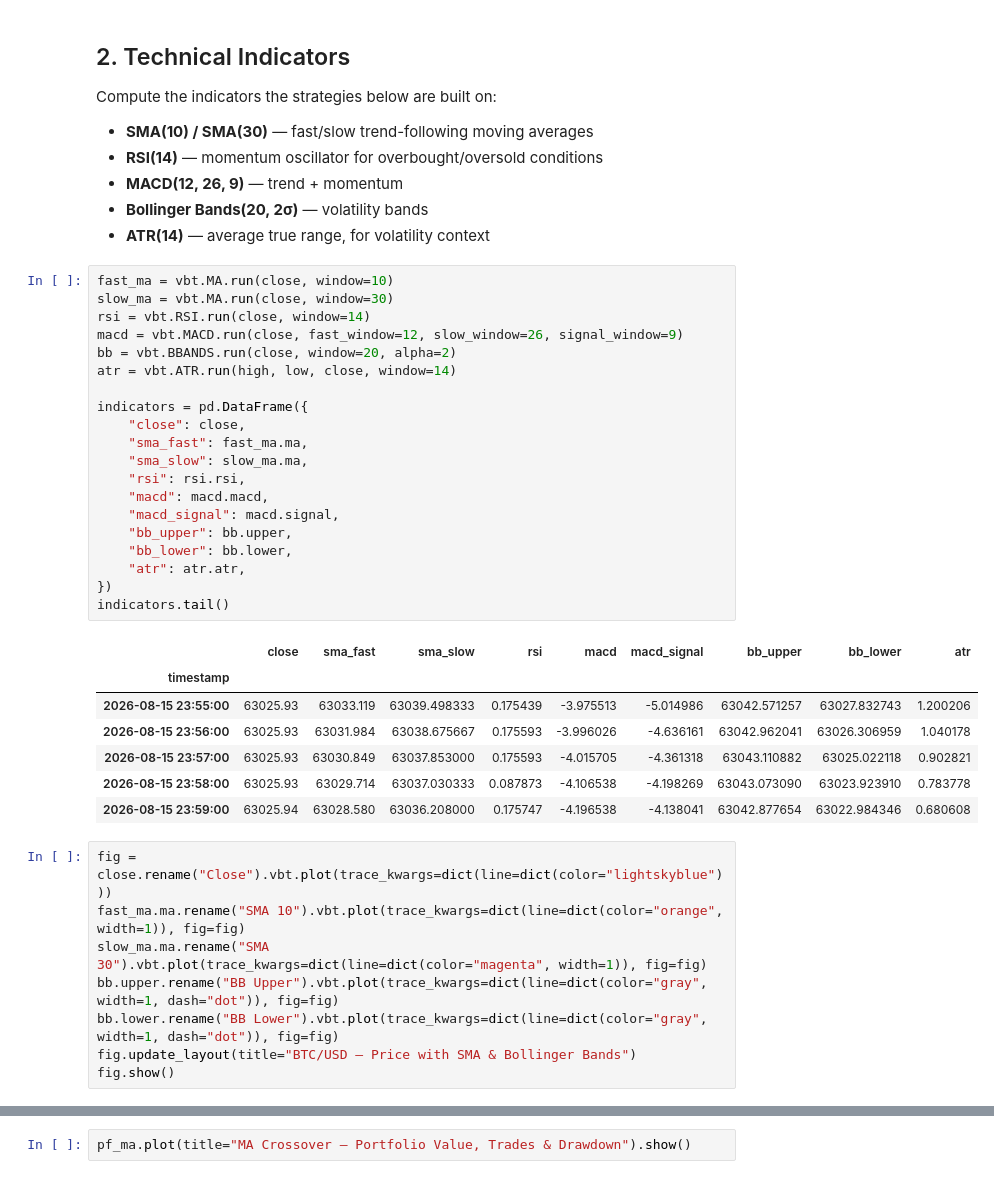
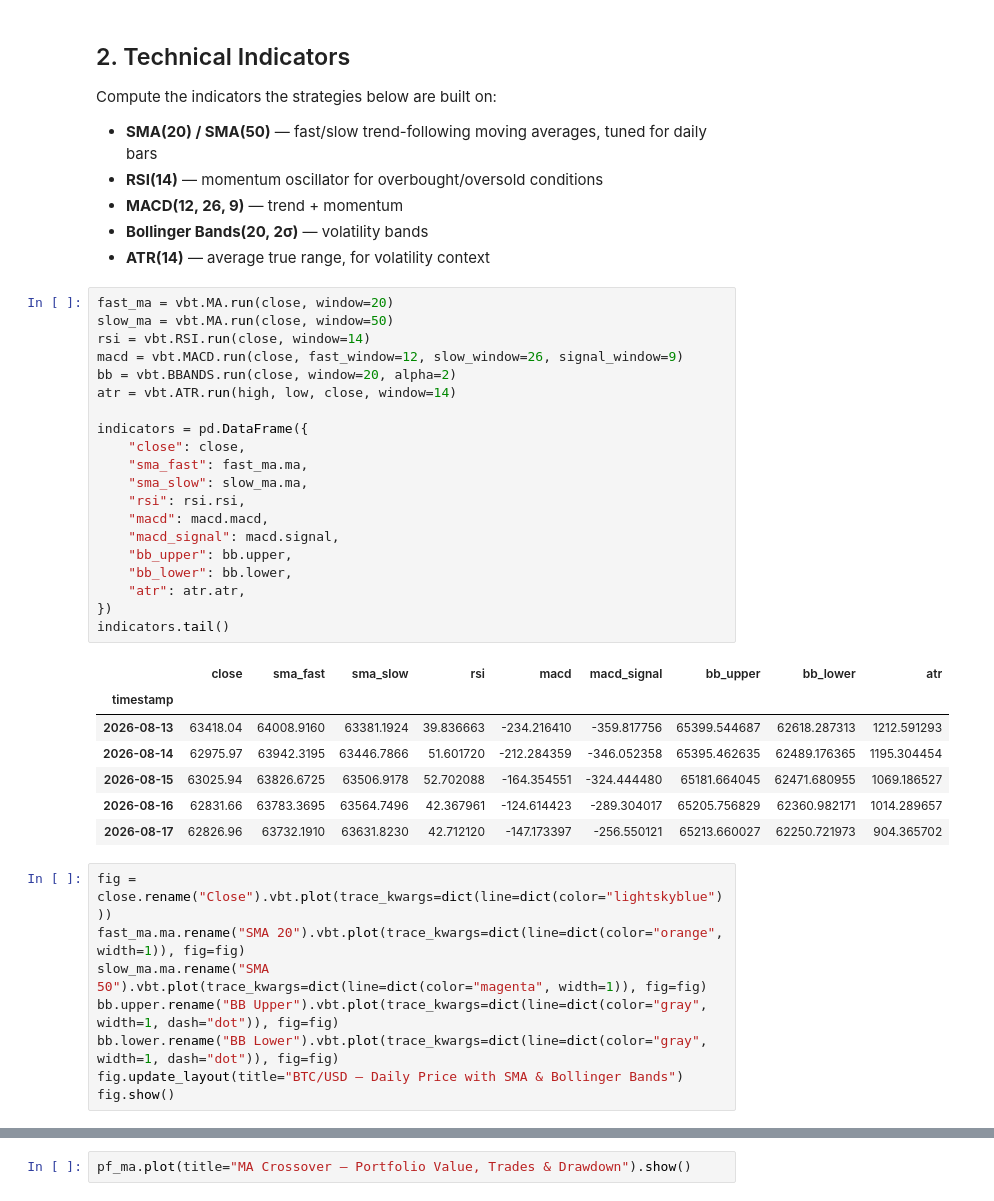
Before and after one commit to kashstar/AlgoTrade, a Jupyter notebook: main.ipynb, the cells around one changed output, grey strips where cells are left out. Drawn from its saved outputs; the diff is of its cells as text.

```diff
--- a/main.ipynb
+++ b/main.ipynb
@@ -53,46 +53,46 @@ Rows: 1440  |  Range: 2026-08-15 00:00:00 → 2026-08-15 23:59:00
 
 Compute the indicators the strategies below are built on:
 
-- **SMA(10) / SMA(30)** — fast/slow trend-following moving averages
+- **SMA(20) / SMA(50)** — fast/slow trend-following moving averages, tuned for daily bars
 - **RSI(14)** — momentum oscillator for overbought/oversold conditions
 - **MACD(12, 26, 9)** — trend + momentum
 - **Bollinger Bands(20, 2σ)** — volatility bands
 - **ATR(14)** — average true range, for volatility context
 # %%
-fast_ma = vbt.MA.run(close, window=10)
-slow_ma = vbt.MA.run(close, window=30)
+fast_ma = vbt.MA.run(close, window=20)
+slow_ma = vbt.MA.run(close, window=50)
 rsi = vbt.RSI.run(close, window=14)
 macd = vbt.MACD.run(close, fast_window=12, slow_window=26, signal_window=9)
 bb = vbt.BBANDS.run(close, window=20, alpha=2)
 atr = vbt.ATR.run(high, low, close, window=14)
 
 indicators = pd.DataFrame({
     "close": close,
     "sma_fast": fast_ma.ma,
     "sma_slow": slow_ma.ma,
     "rsi": rsi.rsi,
     "macd": macd.macd,
     "macd_signal": macd.signal,
     "bb_upper": bb.upper,
     "bb_lower": bb.lower,
     "atr": atr.atr,
 })
 indicators.tail()
 # %% [output]
 |  | close | sma_fast | sma_slow | rsi | macd | macd_signal | bb_upper | bb_lower | atr |
 | timestamp |  |  |  |  |  |  |  |  |  |
-| 2026-08-15 23:55:00 | 63025.93 | 63033.119 | 63039.498333 | 0.175439 | -3.975513 | -5.014986 | 63042.571257 | 63027.832743 | 1.200206 |
-| 2026-08-15 23:56:00 | 63025.93 | 63031.984 | 63038.675667 | 0.175593 | -3.996026 | -4.636161 | 63042.962041 | 63026.306959 | 1.040178 |
-| 2026-08-15 23:57:00 | 63025.93 | 63030.849 | 63037.853000 | 0.175593 | -4.015705 | -4.361318 | 63043.110882 | 63025.022118 | 0.902821 |
-| 2026-08-15 23:58:00 | 63025.93 | 63029.714 | 63037.030333 | 0.087873 | -4.106538 | -4.198269 | 63043.073090 | 63023.923910 | 0.783778 |
-| 2026-08-15 23:59:00 | 63025.94 | 63028.580 | 63036.208000 | 0.175747 | -4.196538 | -4.138041 | 63042.877654 | 63022.984346 | 0.680608 |
+| 2026-08-13 | 63418.04 | 64008.9160 | 63381.1924 | 39.836663 | -234.216410 | -359.817756 | 65399.544687 | 62618.287313 | 1212.591293 |
+| 2026-08-14 | 62975.97 | 63942.3195 | 63446.7866 | 51.601720 | -212.284359 | -346.052358 | 65395.462635 | 62489.176365 | 1195.304454 |
+| 2026-08-15 | 63025.94 | 63826.6725 | 63506.9178 | 52.702088 | -164.354551 | -324.444480 | 65181.664045 | 62471.680955 | 1069.186527 |
+| 2026-08-16 | 62831.66 | 63783.3695 | 63564.7496 | 42.367961 | -124.614423 | -289.304017 | 65205.756829 | 62360.982171 | 1014.289657 |
+| 2026-08-17 | 62826.96 | 63732.1910 | 63631.8230 | 42.712120 | -147.173397 | -256.550121 | 65213.660027 | 62250.721973 | 904.365702 |
 # %%
 fig = close.rename("Close").vbt.plot(trace_kwargs=dict(line=dict(color="lightskyblue")))
-fast_ma.ma.rename("SMA 10").vbt.plot(trace_kwargs=dict(line=dict(color="orange", width=1)), fig=fig)
-slow_ma.ma.rename("SMA 30").vbt.plot(trace_kwargs=dict(line=dict(color="magenta", width=1)), fig=fig)
+fast_ma.ma.rename("SMA 20").vbt.plot(trace_kwargs=dict(line=dict(color="orange", width=1)), fig=fig)
+slow_ma.ma.rename("SMA 50").vbt.plot(trace_kwargs=dict(line=dict(color="magenta", width=1)), fig=fig)
 bb.upper.rename("BB Upper").vbt.plot(trace_kwargs=dict(line=dict(color="gray", width=1, dash="dot")), fig=fig)
 bb.lower.rename("BB Lower").vbt.plot(trace_kwargs=dict(line=dict(color="gray", width=1, dash="dot")), fig=fig)
-fig.update_layout(title="BTC/USD — Price with SMA & Bollinger Bands")
+fig.update_layout(title="BTC/USD — Daily Price with SMA & Bollinger Bands")
 fig.show()
 # %% [markdown]
 ## 3. Strategy 1 — Moving Average Crossover
```
Also changed, not shown: parts of 9 cells of this notebook, 3 other files.
